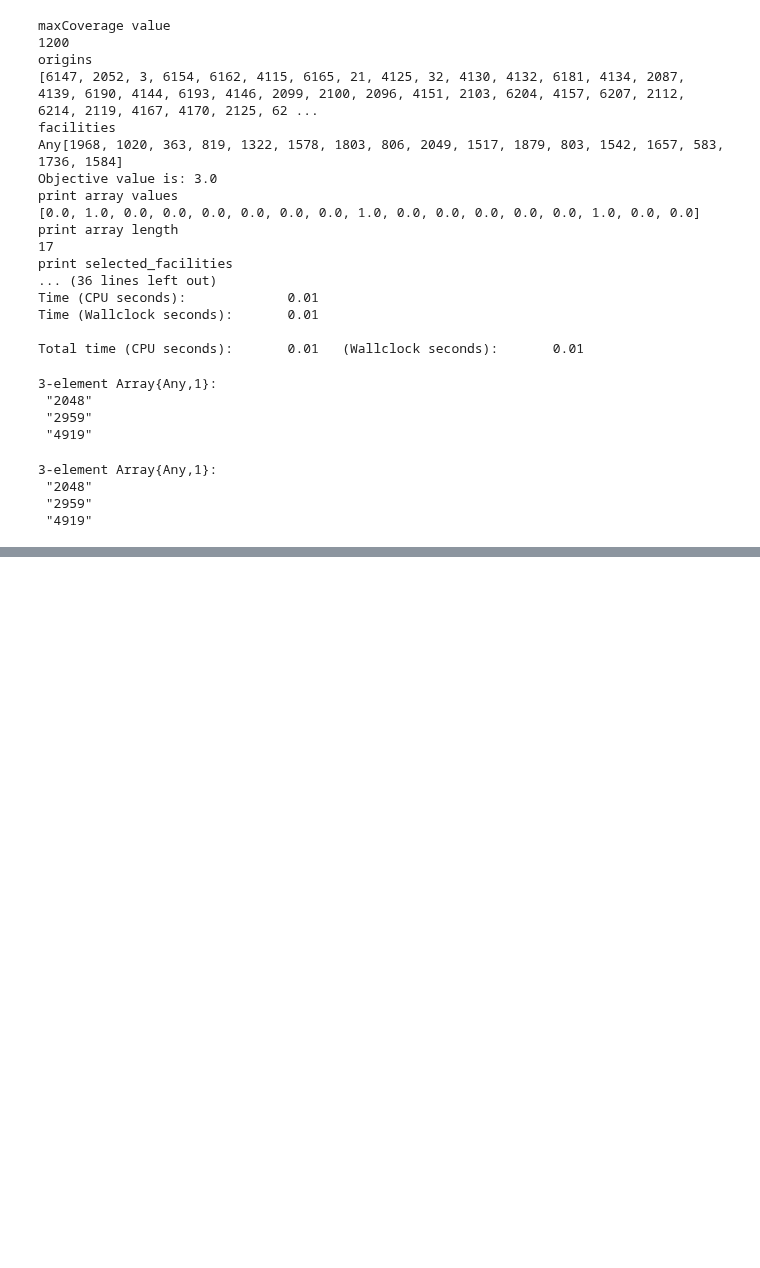
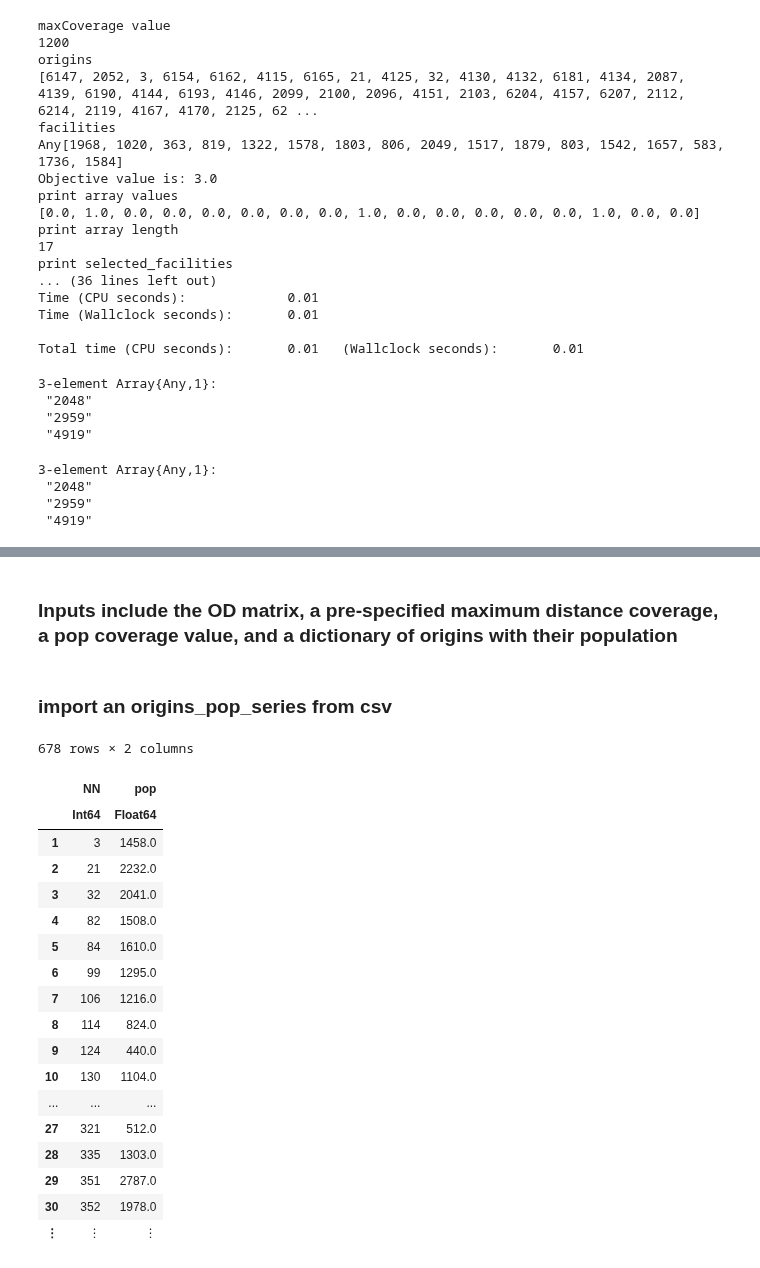
Before and after one commit to worldbank/GOST_PublicGoods, a Jupyter notebook: Implementations/Peru_Lima_Optimization/JupyterNotebooks/Step6 - Optimization_SetCoverage_Julia.ipynb, the cells around one changed output, grey strips where cells are left out. Drawn from its saved outputs; the diff is of its cells as text; code cells hidden in the pictures; blank space fills up the shorter version.

```diff
--- a/Implementations/Peru_Lima_Optimization/JupyterNotebooks/Step6 - Optimization_SetCoverage_Julia.ipynb
+++ b/Implementations/Peru_Lima_Optimization/JupyterNotebooks/Step6 - Optimization_SetCoverage_Julia.ipynb
@@ -230,0 +384,27 @@ selected_facilities
+# %% [markdown]
+### Inputs include the OD matrix, a pre-specified maximum distance coverage, a pop coverage value, and a dictionary of origins with their population
+# %% [markdown]
+### import an origins_pop_series from csv
+# %%
+# materialize a csv file as a DataFrame
+origins_pop_series = CSV.File("../../../../lima_optimization_output/origins_w_demands_series_no_dupl.csv") |> DataFrame!
+# %% [output]
+678 rows × 2 columns
+|  | NN | pop |
+|  | Int64 | Float64 |
+| 1 | 3 | 1458.0 |
+| 2 | 21 | 2232.0 |
+| 3 | 32 | 2041.0 |
+| 4 | 82 | 1508.0 |
+| 5 | 84 | 1610.0 |
+| 6 | 99 | 1295.0 |
+| 7 | 106 | 1216.0 |
+| 8 | 114 | 824.0 |
+| 9 | 124 | 440.0 |
+| 10 | 130 | 1104.0 |
+| ... | ... | ... |
+| 27 | 321 | 512.0 |
+| 28 | 335 | 1303.0 |
+| 29 | 351 | 2787.0 |
+| 30 | 352 | 1978.0 |
+| ⋮ | ⋮ | ⋮ |
```
Also changed, not shown: parts of 5 cells of this notebook, 2 other files.
